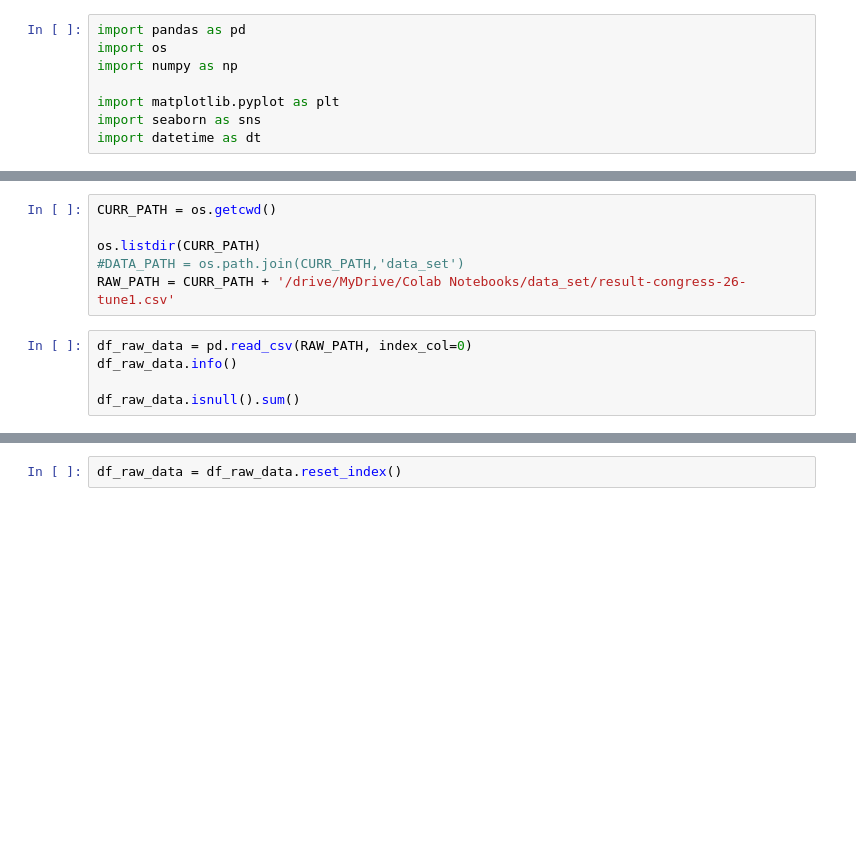
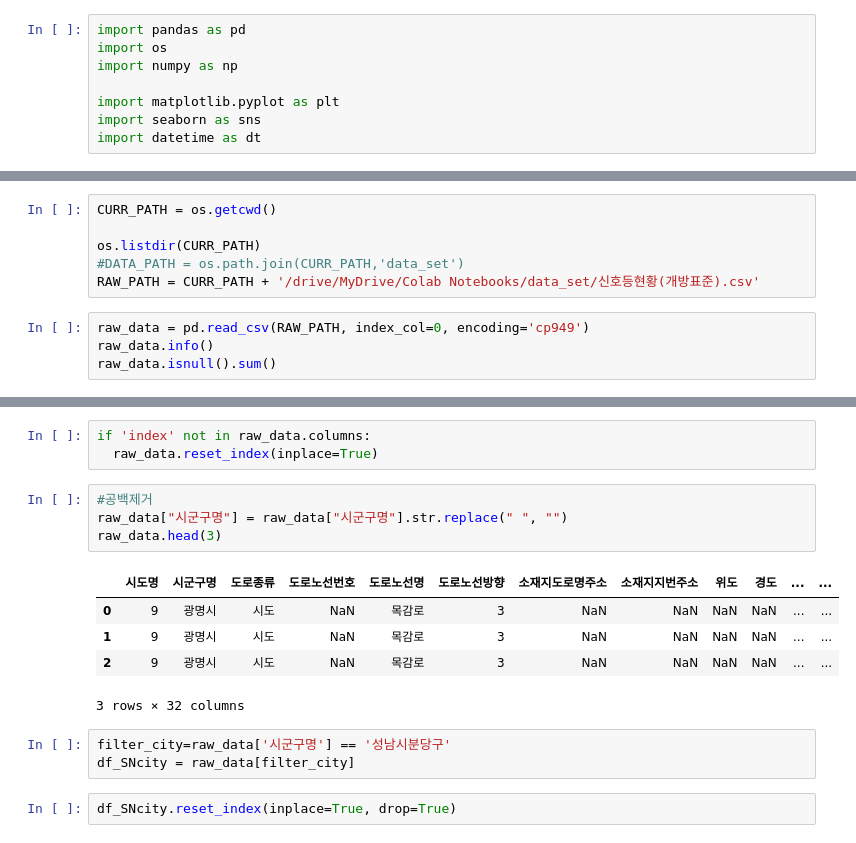
Before and after one commit to olivia-sp/smart-sv-dev, a Jupyter notebook: ssv_getRoadPOI_v0_0_olivia.ipynb, the cells around one changed output, grey strips where cells are left out. Saved outputs shown, nothing was run; the diff lists cells and outputs as text; blank space fills up the shorter version.

Commit message:
Colaboratory를 통해 생성됨

```diff
--- a/ssv_getRoadPOI_v0_0_olivia.ipynb
+++ b/ssv_getRoadPOI_v0_0_olivia.ipynb
@@ -33,11 +35,10 @@ CURR_PATH = os.getcwd()
 
 os.listdir(CURR_PATH)
 #DATA_PATH = os.path.join(CURR_PATH,'data_set')
-RAW_PATH = CURR_PATH + '/drive/MyDrive/Colab Notebooks/data_set/result-congress-26-tune1.csv'
+RAW_PATH = CURR_PATH + '/drive/MyDrive/Colab Notebooks/data_set/신호등현황(개방표준).csv'
 # %%
-df_raw_data = pd.read_csv(RAW_PATH, index_col=0)
-df_raw_data.info()
-
-df_raw_data.isnull().sum()
+raw_data = pd.read_csv(RAW_PATH, index_col=0, encoding='cp949')
+raw_data.info()
+raw_data.isnull().sum()
 # %% [output]
 <class 'pandas.core.frame.DataFrame'>
@@ -79,3 +77,19 @@ second                    0
 dtype: int64
-# %%
-df_raw_data = df_raw_data.reset_index()
+# %%
+if 'index' not in raw_data.columns:
+  raw_data.reset_index(inplace=True)
+# %%
+#공백제거
+raw_data["시군구명"] = raw_data["시군구명"].str.replace(" ", "")
+raw_data.head(3)
+# %% [output]
+|  | 시도명 | 시군구명 | 도로종류 | 도로노선번호 | 도로노선명 | 도로노선방향 | 소재지도로명주소 | 소재지지번주소 | 위도 | 경도 | ... | ... |
+| 0 | 9 | 광명시 | 시도 | NaN | 목감로 | 3 | NaN | NaN | NaN | NaN | ... | ... |
+| 1 | 9 | 광명시 | 시도 | NaN | 목감로 | 3 | NaN | NaN | NaN | NaN | ... | ... |
+| 2 | 9 | 광명시 | 시도 | NaN | 목감로 | 3 | NaN | NaN | NaN | NaN | ... | ... |
+3 rows × 32 columns
+# %%
+filter_city=raw_data['시군구명'] == '성남시분당구'
+df_SNcity = raw_data[filter_city]
+# %%
+df_SNcity.reset_index(inplace=True, drop=True)
```
Also changed, not shown: parts of 17 cells of this notebook.
